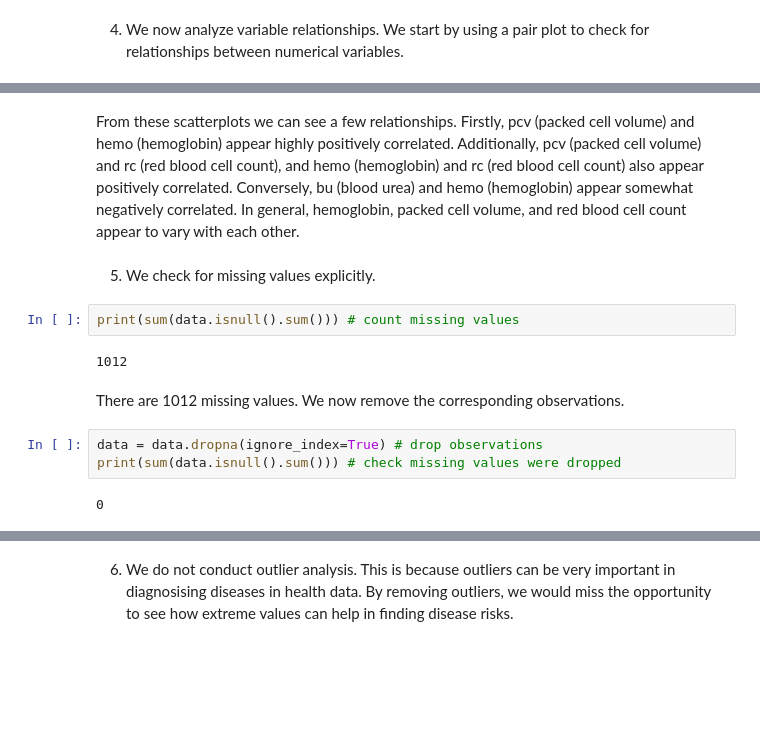
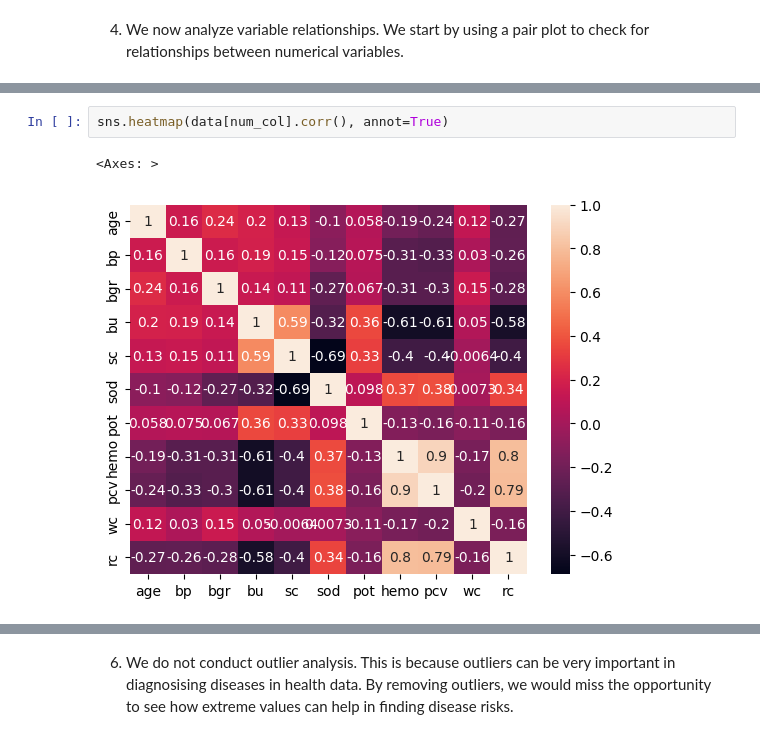
Before and after one commit to seebachl/3DA3-Asgmt-6, a Jupyter notebook: Seebach_Lily_HW6.ipynb, the cells around one changed output, grey strips where cells are left out. Cells and saved outputs as stored; diff of their text form; blank space fills up the shorter version.

```diff
--- a/Seebach_Lily_HW6.ipynb
+++ b/Seebach_Lily_HW6.ipynb
@@ -219,15 +212,5 @@ sns.pairplot(data, hue = 'class')
-# %% [markdown]
-From these scatterplots we can see a few relationships. Firstly, pcv (packed cell volume) and hemo (hemoglobin) appear highly positively correlated. Additionally, pcv (packed cell volume) and rc (red blood cell count), and hemo (hemoglobin) and rc (red blood cell count) also appear positively correlated. Conversely, bu (blood urea) and hemo (hemoglobin) appear somewhat negatively correlated. In general, hemoglobin, packed cell volume, and red blood cell count appear to vary with each other.
-# %% [markdown]
-5. We check for missing values explicitly.
-# %%
-print(sum(data.isnull().sum())) # count missing values
-# %% [output]
-1012
-# %% [markdown]
-There are 1012 missing values. We now remove the corresponding observations.
-# %%
-data = data.dropna(ignore_index=True) # drop observations
-print(sum(data.isnull().sum())) # check missing values were dropped
-# %% [output]
-0
+# %%
+sns.heatmap(data[num_col].corr(), annot=True)
+# %% [output]
+<Axes: >
+[figure, added]
```
Also changed, not shown: parts of 9 cells of this notebook.
